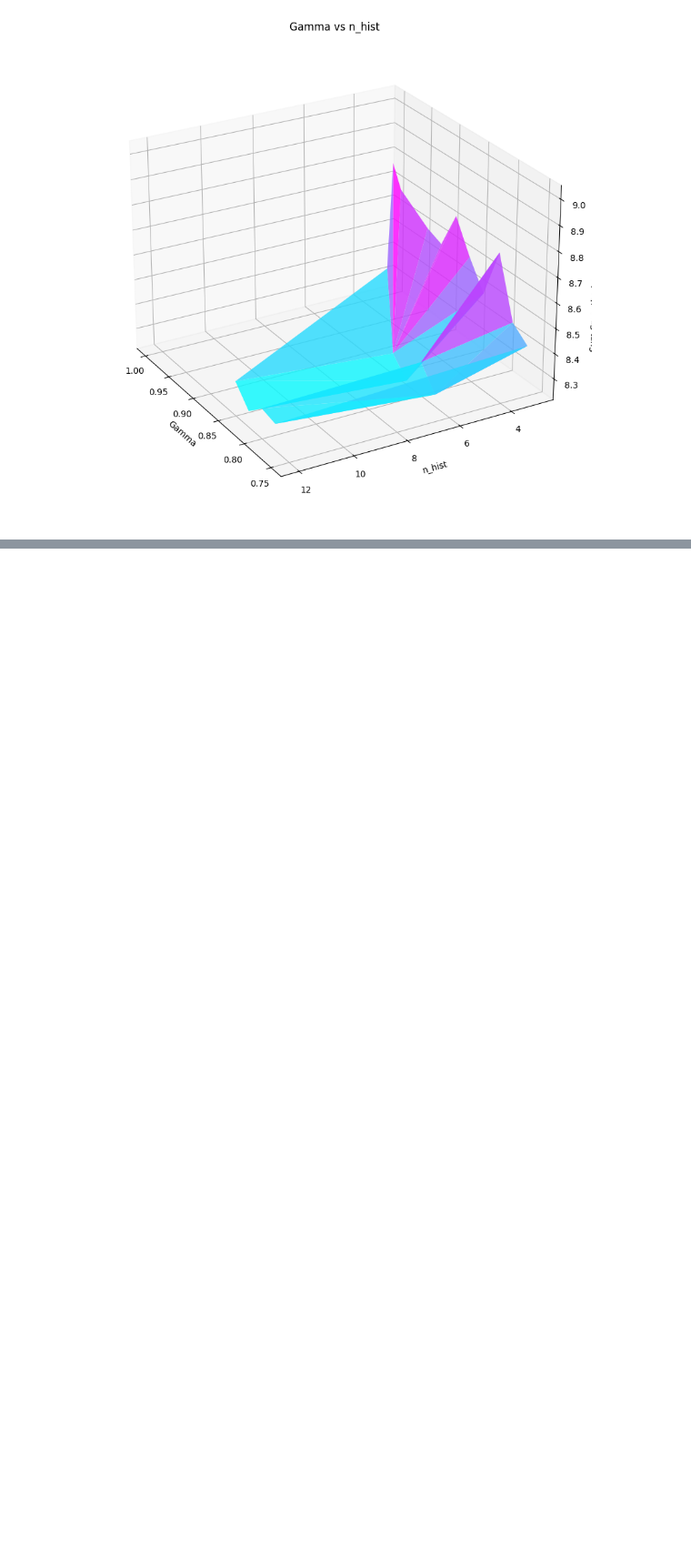
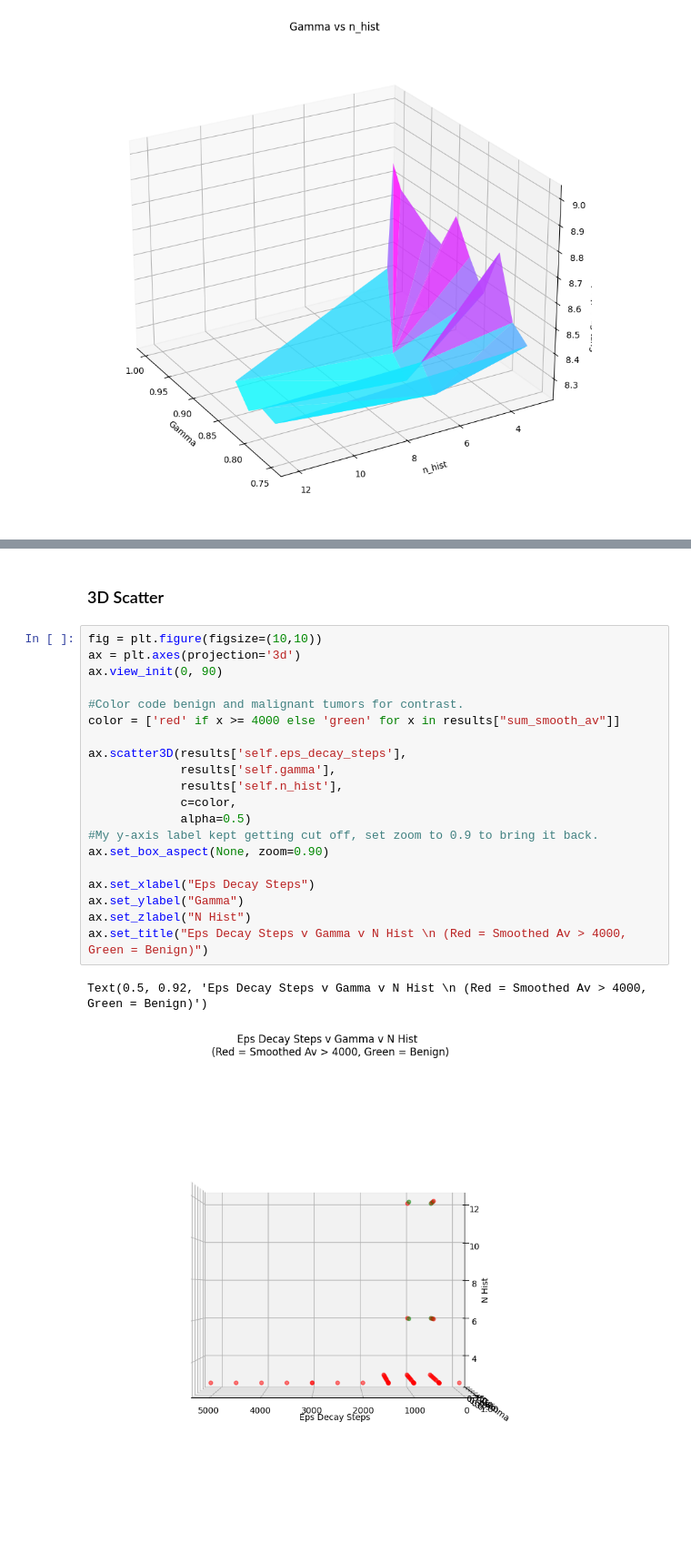
Before and after one commit to amnuxoll/EpSem, a Jupyter notebook: TuningResults/Pytorch_10_2.ipynb, the cells around one changed output, grey strips where cells are left out. Shown at 91% size. Saved outputs shown, nothing was run; the diff lists cells and outputs as text; blank space fills up the shorter version.

```diff
--- a/TuningResults/Pytorch_10_2.ipynb
+++ b/TuningResults/Pytorch_10_2.ipynb
@@ -123,0 +127,25 @@ plt.show()
+# %% [markdown]
+### 3D Scatter
+# %%
+fig = plt.figure(figsize=(10,10))
+ax = plt.axes(projection='3d')
+ax.view_init(0, 90)
+
+#Color code benign and malignant tumors for contrast.
+color = ['red' if x >= 4000 else 'green' for x in results["sum_smooth_av"]]
+
+ax.scatter3D(results['self.eps_decay_steps'],
+             results['self.gamma'],
+             results['self.n_hist'],
+             c=color,
+             alpha=0.5)
+#My y-axis label kept getting cut off, set zoom to 0.9 to bring it back.
+ax.set_box_aspect(None, zoom=0.90)
+
+ax.set_xlabel("Eps Decay Steps")
+ax.set_ylabel("Gamma")
+ax.set_zlabel("N Hist")
+ax.set_title("Eps Decay Steps v Gamma v N Hist \n (Red = Smoothed Av > 4000, Green = Benign)")
+# %% [output]
+Text(0.5, 0.92, 'Eps Decay Steps v Gamma v N Hist \n (Red = Smoothed Av > 4000, Green = Benign)')
+[figure, added]
```
Also changed, not shown: parts of 6 cells of this notebook.
